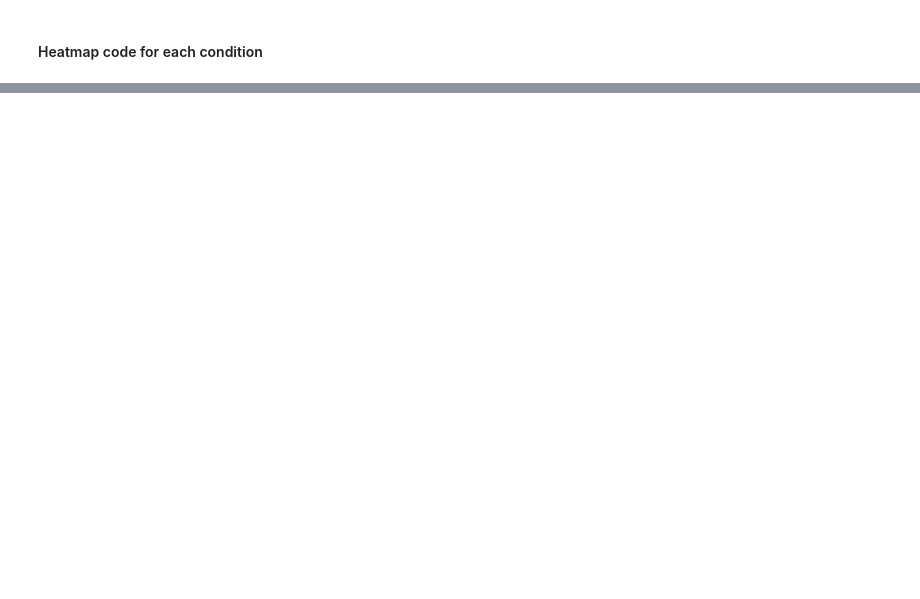
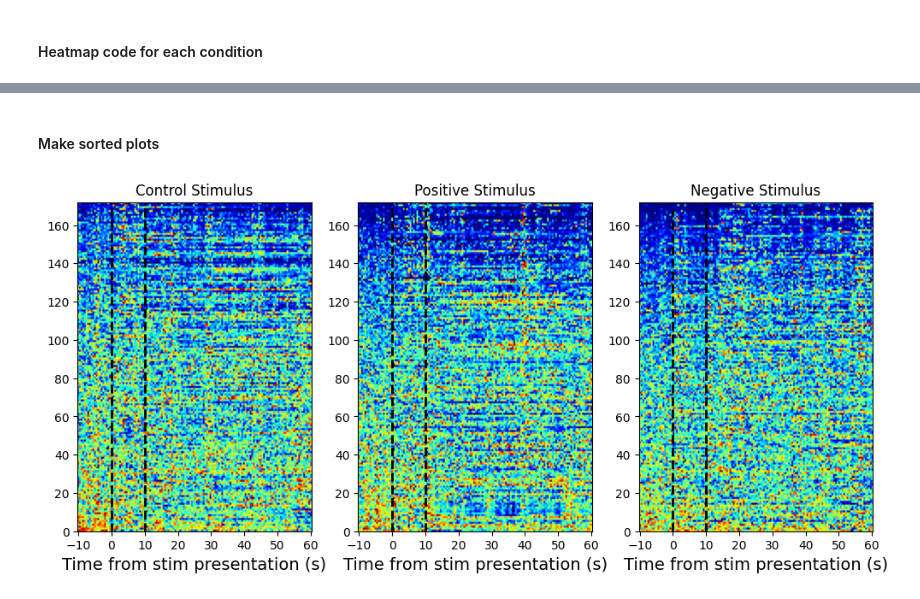
Before and after one commit to mvdm/nsb-mouse-2025, a Jupyter notebook: BenIgnitius/MBLvalence_heatmap_peths.ipynb, the cells around one changed output, grey strips where cells are left out. Cells and saved outputs as stored; diff of their text form; code cells hidden in the pictures; blank space fills up the shorter version.

```diff
--- a/BenIgnitius/MBLvalence_heatmap_peths.ipynb
+++ b/BenIgnitius/MBLvalence_heatmap_peths.ipynb
@@ -295,0 +311,27 @@ ax[0].set_xticks([-10,0,10,20,30,40,50,60])
+# %% [markdown]
+#### Make sorted plots
+# %%
+# Plot heatmap for control spike_control_peths after normalizing each row
+
+control_baseline = [np.sum(norm_control_spike_peths[x,0:20]) for x in range(norm_control_spike_peths.shape[0])]
+control_sort_idx = np.argsort(control_baseline)
+positive_baseline = [np.sum(norm_positive_spike_peths[x,0:20]) for x in range(norm_positive_spike_peths.shape[0])]
+positive_sort_idx = np.argsort(positive_baseline)
+negative_baseline = [np.sum(norm_negative_spike_peths[x,0:20]) for x in range(norm_negative_spike_peths.shape[0])]
+negative_sort_idx = np.argsort(negative_baseline)
+plt.close('all')
+display_bins = np.arange(pre-bin_size/2, post+bin_size, bin_size)
+fig, ax = plt.subplots(1,3, figsize = (12,5))
+ax[0].imshow(norm_control_spike_peths[control_sort_idx], aspect='auto', cmap='jet', extent=[display_bins[0], display_bins[-1], 0, spike_control_peths.shape[0]])
+ax[1].imshow(norm_positive_spike_peths[positive_sort_idx], aspect='auto', cmap='jet', extent=[display_bins[0], display_bins[-1], 0, spike_positive_peths.shape[0]])
+ax[2].imshow(norm_negative_spike_peths[negative_sort_idx], aspect='auto', cmap='jet', extent=[display_bins[0], display_bins[-1], 0, spike_negative_peths.shape[0]])
+ax[0].set_title('Control Stimulus')
+ax[1].set_title('Positive Stimulus')
+ax[2].set_title('Negative Stimulus')
+for idx in range(3):
+    ax[idx].set_xticks([-10,0,10,20,30,40,50,60])
+    ax[idx].axvline(0,ymin=-1, ymax=200,color='black', linewidth=2, linestyle='--')
+    ax[idx].axvline(10,ymin=-1, ymax=200,color='black', linewidth=2, linestyle='--')
+    ax[idx].set_xlabel('Time from stim presentation (s)', fontsize=14)
+# %% [output]
+[figure, added]
```
Also changed, not shown: parts of 9 cells of this notebook.
